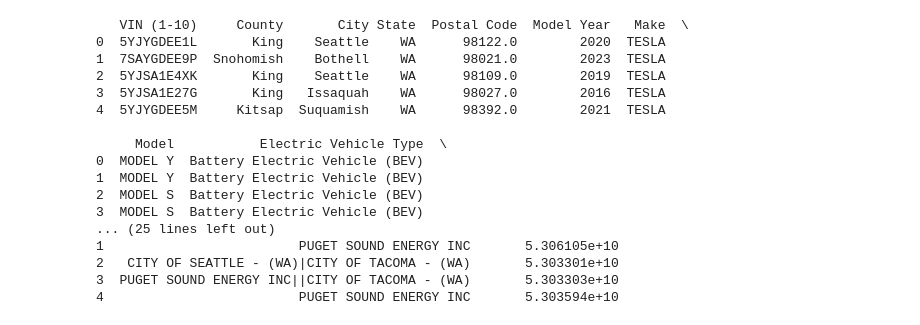
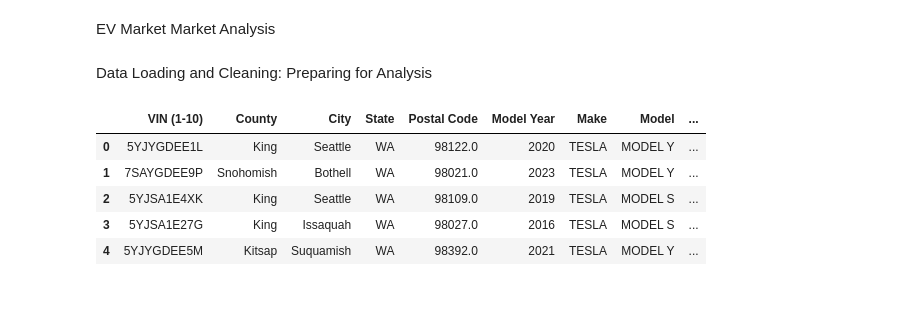
Before and after one commit to errosal/Electric-Vehicles-Market-Size-Analysis, a Jupyter notebook: EV-Market.ipynb, the cells around one changed output. Saved outputs shown, nothing was run; the diff lists cells and outputs as text; code cells hidden in the pictures; blank space fills up the shorter version.

```diff
--- a/EV-Market.ipynb
+++ b/EV-Market.ipynb
@@ -0,0 +1,2 @@
+# %% [markdown]
+EV Market Market Analysis
@@ -1,24 +11,16 @@
+# %% [markdown]
+Data Loading and Cleaning: Preparing for Analysis
 # %%
-import pandas as pd
-
+# Load the Data
 ev_data = pd.read_csv('Electric_Vehicle_Population_Data.csv')
 
-print(ev_data.head())
+# Print DataFrame using head() method for better visualization
+
+ev_data.head()
 # %% [output]
-   VIN (1-10)     County       City State  Postal Code  Model Year   Make  \
-0  5YJYGDEE1L       King    Seattle    WA      98122.0        2020  TESLA
-1  7SAYGDEE9P  Snohomish    Bothell    WA      98021.0        2023  TESLA
-2  5YJSA1E4XK       King    Seattle    WA      98109.0        2019  TESLA
-3  5YJSA1E27G       King   Issaquah    WA      98027.0        2016  TESLA
-4  5YJYGDEE5M     Kitsap  Suquamish    WA      98392.0        2021  TESLA
-
-     Model           Electric Vehicle Type  \
-0  MODEL Y  Battery Electric Vehicle (BEV)
-1  MODEL Y  Battery Electric Vehicle (BEV)
-2  MODEL S  Battery Electric Vehicle (BEV)
-3  MODEL S  Battery Electric Vehicle (BEV)
-... (25 lines left out)
-1                         PUGET SOUND ENERGY INC       5.306105e+10
-2   CITY OF SEATTLE - (WA)|CITY OF TACOMA - (WA)       5.303301e+10
-3  PUGET SOUND ENERGY INC||CITY OF TACOMA - (WA)       5.303303e+10
-4                         PUGET SOUND ENERGY INC       5.303594e+10
+|  | VIN (1-10) | County | City | State | Postal Code | Model Year | Make | Model | ... |
+| 0 | 5YJYGDEE1L | King | Seattle | WA | 98122.0 | 2020 | TESLA | MODEL Y | ... |
+| 1 | 7SAYGDEE9P | Snohomish | Bothell | WA | 98021.0 | 2023 | TESLA | MODEL Y | ... |
+| 2 | 5YJSA1E4XK | King | Seattle | WA | 98109.0 | 2019 | TESLA | MODEL S | ... |
+| 3 | 5YJSA1E27G | King | Issaquah | WA | 98027.0 | 2016 | TESLA | MODEL S | ... |
+| 4 | 5YJYGDEE5M | Kitsap | Suquamish | WA | 98392.0 | 2021 | TESLA | MODEL Y | ... |
```
Also changed, not shown: parts of 10 cells of this notebook.
